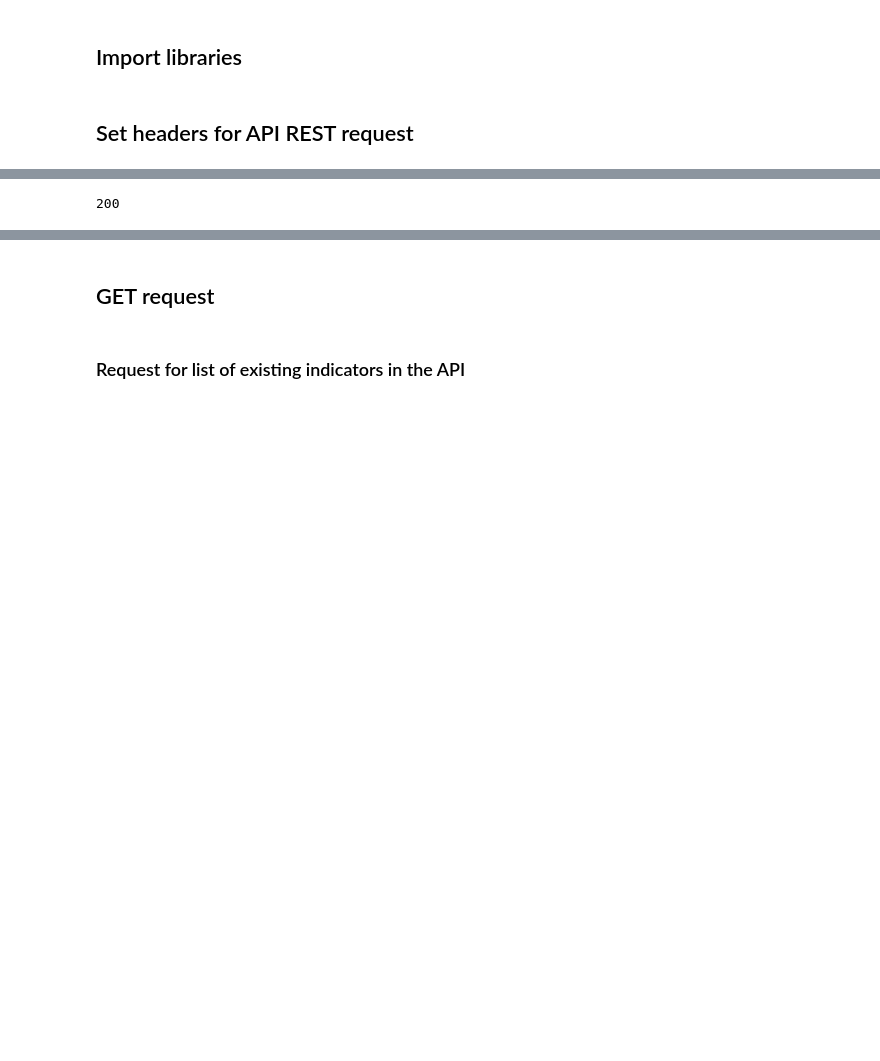
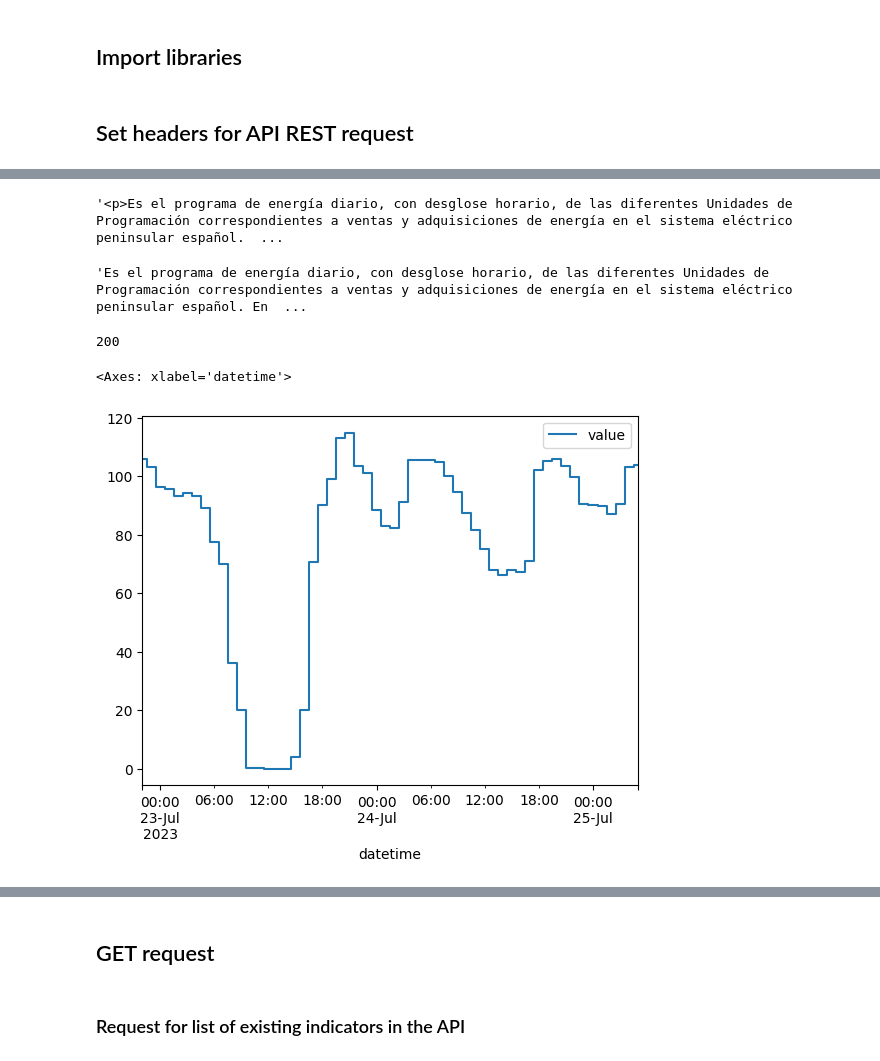
Before and after one commit to EladioJES/ESIOS, a Jupyter notebook: ESIOS_API.ipynb, the cells around one changed output, grey strips where cells are left out. Drawn from its saved outputs; the diff is of its cells as text; code cells hidden in the pictures; blank space fills up the shorter version.

```diff
--- a/ESIOS_API.ipynb
+++ b/ESIOS_API.ipynb
@@ -10,12 +14,11 @@ import seaborn as sns
 # %% [markdown]
 ## Set headers for API REST request
 # %%
-token = 'b69f49f19668733416d36d75533072cba8ebf0562564dc2efc32ca04a9dc756e'
+token = os.environ['ESIOS_API_KEY']
+
 headers = dict()
 headers['Accept'] = 'application/json; application/vnd.esios-api-v1+json'
 headers['Content-Type'] = 'application/json'
 headers['Host'] = 'api.esios.ree.es'
 headers['x-api-key'] = token
 headers['Cookie'] = ''
-
-headers
@@ -27,0 +55,4 @@ headers
+# %%
+table.description[1]
+# %% [output]
+'<p>Es el programa de energía diario, con desglose horario, de las diferentes Unidades de Programación correspondientes a ventas y adquisiciones de energía en el sistema eléctrico peninsular español.  ...
@@ -27,0 +65,4 @@ headers
+# %%
+table.description[1]
+# %% [output]
+'Es el programa de energía diario, con desglose horario, de las diferentes Unidades de Programación correspondientes a ventas y adquisiciones de energía en el sistema eléctrico peninsular español. En  ...
@@ -28,7 +71,16 @@ headers
+# %%
+params = {'start_date': '2023-07-23T00:00', 'end_date': '2023-08-22T23:00'}
 # %%
-params = {'start_date': '2023-04-01T00:00', 'end_date': '2023-04-19T23:00'}
     # https://api.esios.ree.es/indicators/1373?start_date=' + '2023-04-10T00:00:00' + 'Z&end_date=' + '2023-04-10T23:00:00' + 'Z'
-response = requests.get("https://api.esios.ree.es/indicators/600?start_date=2023-04-01T00%3A00%3A00&end_date=2023-04-19T00%3A00%3A00", headers=headers)
-response.status_code
+indicator = '600'
+response = requests.get(f"https://api.esios.ree.es/indicators/{indicator}", headers=headers, params=params)
+print(response.status_code)
+
+df1 = pd.DataFrame(response.json()['indicator']['values'])[['datetime','geo_name','value']]
+df1.datetime = pd.to_datetime(df1.datetime, utc = True)
+# df1.set_index('datetime', inplace=True)
+df1.query("geo_name == 'España'").iloc[:56].plot(y = 'value', x='datetime' ,drawstyle = 'steps-mid')
 # %% [output]
 200
+<Axes: xlabel='datetime'>
+[figure, added]
```
Also changed, not shown: parts of 35 cells of this notebook, 2 other files.
